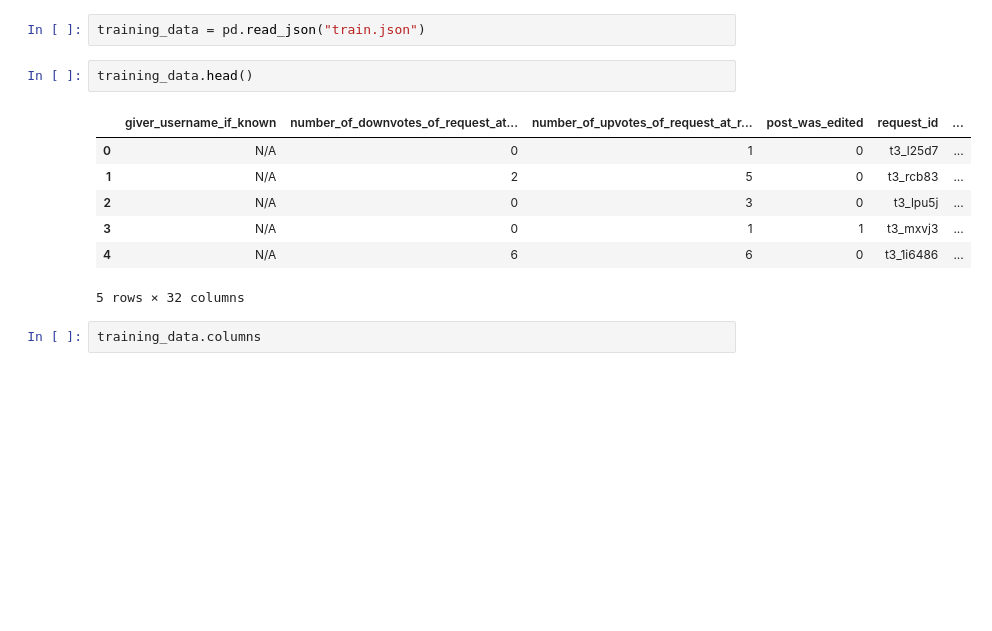
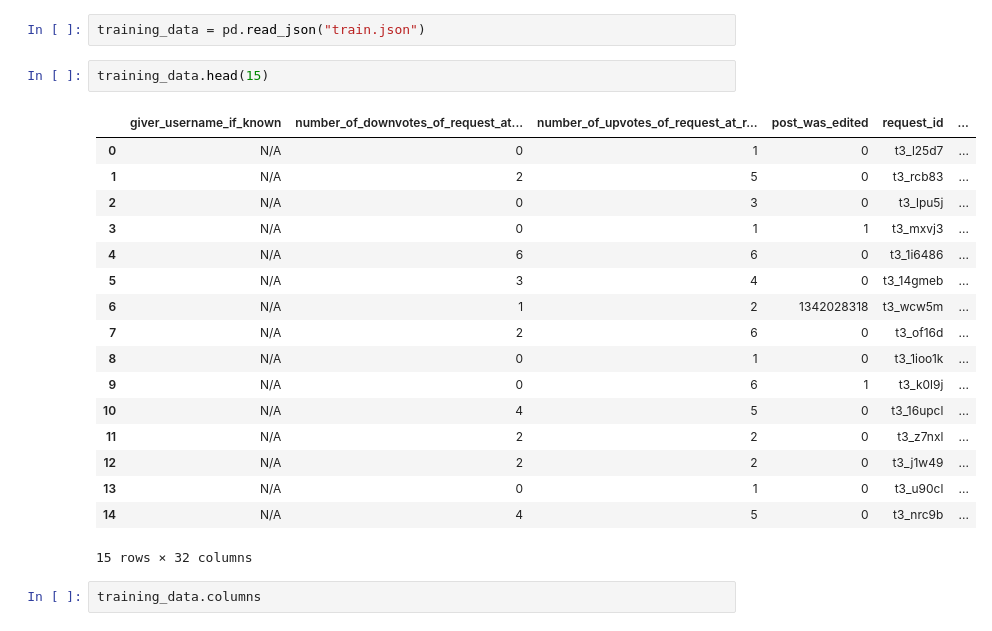
Before and after one commit to jaredfeldman/free_pizza, a Jupyter notebook: eda_jf.ipynb, the cells around one changed output. Drawn from its saved outputs; the diff is of its cells as text; blank space fills up the shorter version.

```diff
--- a/eda_jf.ipynb
+++ b/eda_jf.ipynb
@@ -10,15 +10,25 @@ import seaborn as sns
 # %%
 training_data = pd.read_json("train.json")
 # %%
-training_data.head()
+training_data.head(15)
 # %% [output]
 |  | giver_username_if_known | number_of_downvotes_of_request_at... | number_of_upvotes_of_request_at_r... | post_was_edited | request_id | ... |
 | 0 | N/A | 0 | 1 | 0 | t3_l25d7 | ... |
 | 1 | N/A | 2 | 5 | 0 | t3_rcb83 | ... |
 | 2 | N/A | 0 | 3 | 0 | t3_lpu5j | ... |
 | 3 | N/A | 0 | 1 | 1 | t3_mxvj3 | ... |
 | 4 | N/A | 6 | 6 | 0 | t3_1i6486 | ... |
+| 5 | N/A | 3 | 4 | 0 | t3_14gmeb | ... |
+| 6 | N/A | 1 | 2 | 1342028318 | t3_wcw5m | ... |
+| 7 | N/A | 2 | 6 | 0 | t3_of16d | ... |
+| 8 | N/A | 0 | 1 | 0 | t3_1ioo1k | ... |
+| 9 | N/A | 0 | 6 | 1 | t3_k0l9j | ... |
+| 10 | N/A | 4 | 5 | 0 | t3_16upcl | ... |
+| 11 | N/A | 2 | 2 | 0 | t3_z7nxl | ... |
+| 12 | N/A | 2 | 2 | 0 | t3_j1w49 | ... |
+| 13 | N/A | 0 | 1 | 0 | t3_u90cl | ... |
+| 14 | N/A | 4 | 5 | 0 | t3_nrc9b | ... |
-5 rows × 32 columns
+15 rows × 32 columns
 # %%
 training_data.columns
 # %% [output]
```
Also changed, not shown: parts of 7 cells of this notebook, 1 other file.
